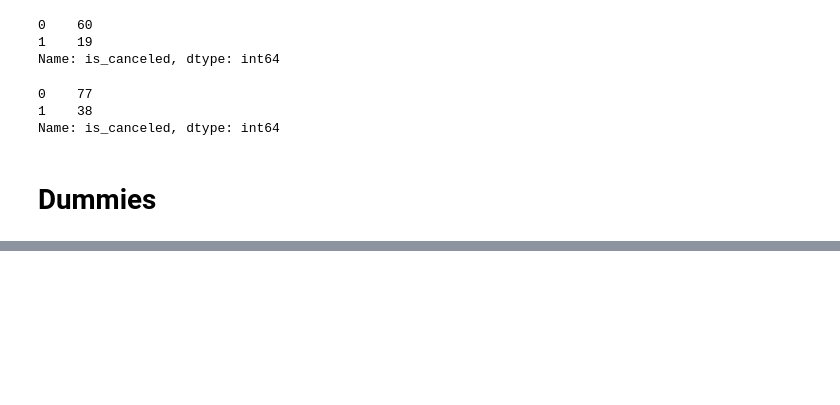
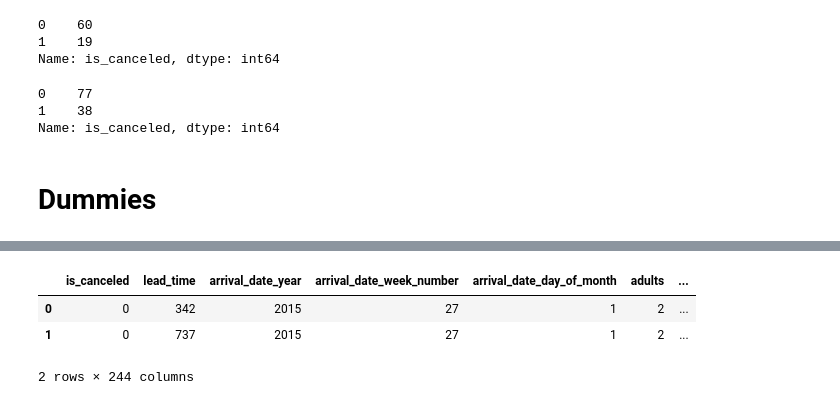
Before and after one commit to Ajwadsm/Classification-Hotel-Booking, a Jupyter notebook: Code/Classification-Hotel-Booking.ipynb, the cells around one changed output, grey strips where cells are left out. Saved outputs shown, nothing was run; the diff lists cells and outputs as text; code cells hidden in the pictures; blank space fills up the shorter version.

```diff
--- a/Code/Classification-Hotel-Booking.ipynb
+++ b/Code/Classification-Hotel-Booking.ipynb
@@ -490,0 +512,2 @@ Name: is_canceled, dtype: int64
+# %%
+df1=df1 = df_train.select_dtypes(exclude=['object']).copy()
@@ -490,0 +534,10 @@ Name: is_canceled, dtype: int64
+# %%
+df_dum_tr = pd.get_dummies(df_obj_train, drop_first=True)
+
+df_train1 = pd.concat([df1, df_dum_tr], axis=1)
+df_train1.head(2)
+# %% [output]
+|  | is_canceled | lead_time | arrival_date_year | arrival_date_week_number | arrival_date_day_of_month | adults | ... |
+| 0 | 0 | 342 | 2015 | 27 | 1 | 2 | ... |
+| 1 | 0 | 737 | 2015 | 27 | 1 | 2 | ... |
+2 rows × 244 columns
```
Also changed, not shown: parts of 10 cells of this notebook.
